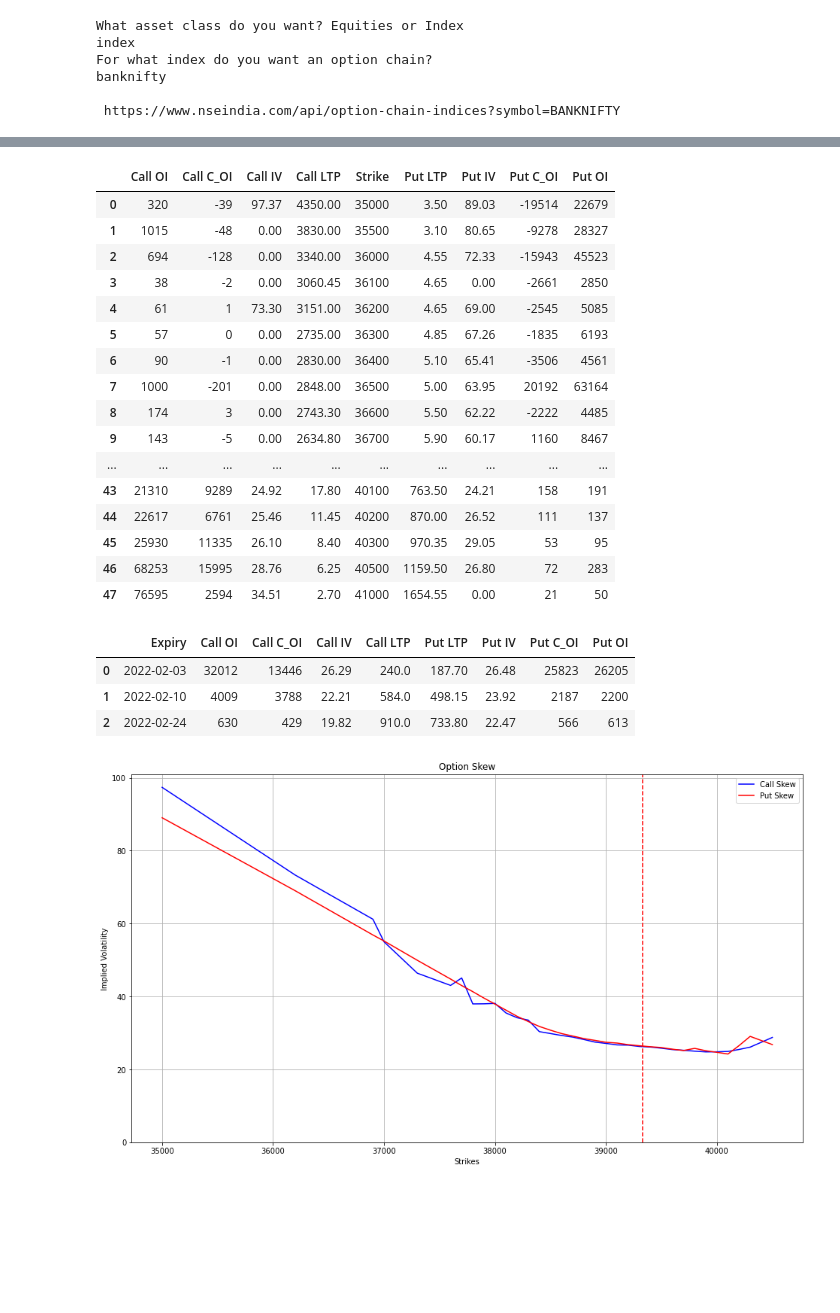
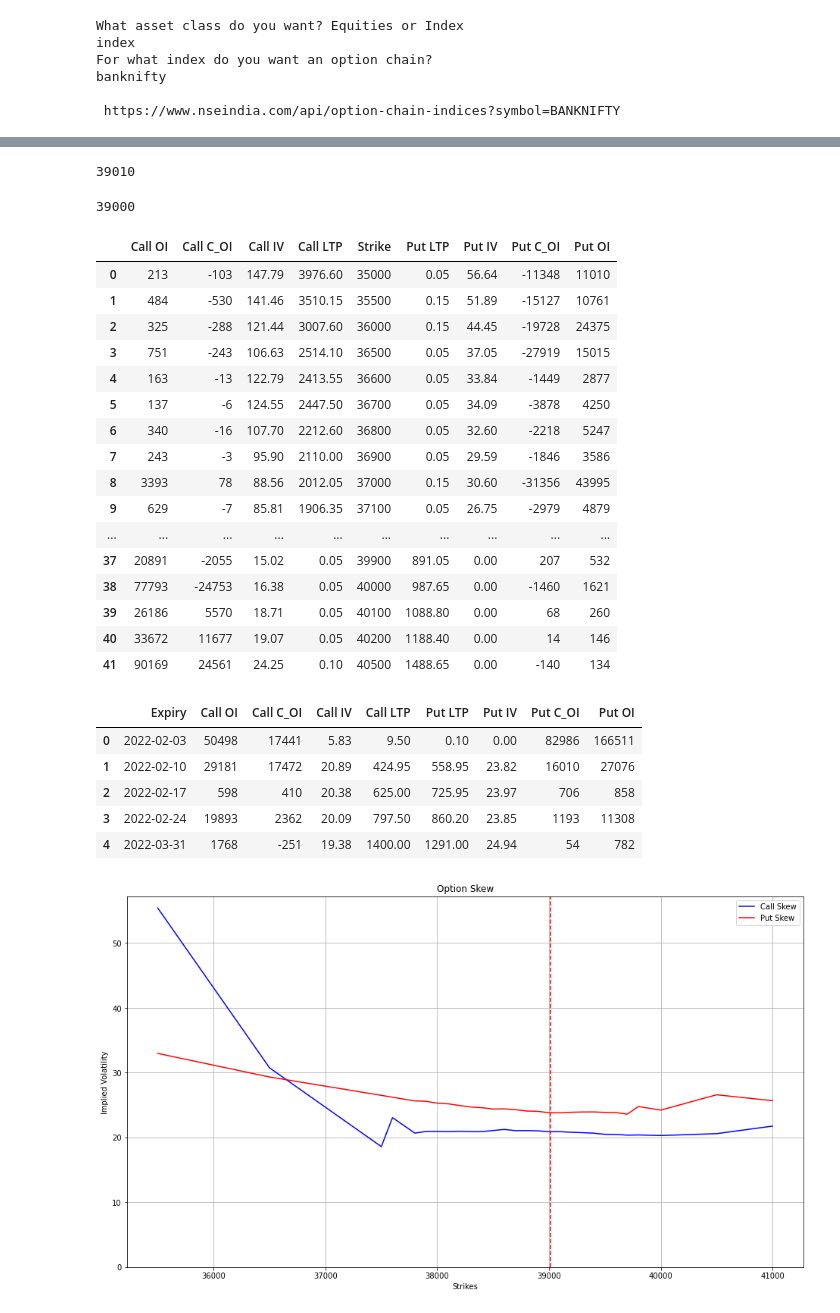
Before and after one commit to cheesecakeMafia/OptionChain, a Jupyter notebook: OptionChain.ipynb, the cells around one changed output, grey strips where cells are left out. Drawn from its saved outputs; the diff is of its cells as text; code cells hidden in the pictures; blank space fills up the shorter version.

```diff
--- a/OptionChain.ipynb
+++ b/OptionChain.ipynb
@@ -183,38 +183,48 @@ def strike_ATM():
     return min_strike
 # %%
 ATM = strike_ATM()
+# %%
+underlying_ltp
+# %% [output]
+39010
+# %%
+ATM
+# %% [output]
+39000
 # %%
-expiry_df = by_expiry(optionchain, cutoff = 30)
-strike_df = by_strike(optionchain, cutoff = 30)
+expiry_df = by_expiry(optionchain, cutoff = 100)
+strike_df = by_strike(optionchain, cutoff = 100)
 # %%
 # Check whether the expiry dictionary contains the data in the required format
 expiry_df[0]
 # %% [output]
 |  | Call OI | Call C_OI | Call IV | Call LTP | Strike | Put LTP | Put IV | Put C_OI | Put OI |
-| 0 | 320 | -39 | 97.37 | 4350.00 | 35000 | 3.50 | 89.03 | -19514 | 22679 |
-| 1 | 1015 | -48 | 0.00 | 3830.00 | 35500 | 3.10 | 80.65 | -9278 | 28327 |
-| 2 | 694 | -128 | 0.00 | 3340.00 | 36000 | 4.55 | 72.33 | -15943 | 45523 |
-| 3 | 38 | -2 | 0.00 | 3060.45 | 36100 | 4.65 | 0.00 | -2661 | 2850 |
-| 4 | 61 | 1 | 73.30 | 3151.00 | 36200 | 4.65 | 69.00 | -2545 | 5085 |
-| 5 | 57 | 0 | 0.00 | 2735.00 | 36300 | 4.85 | 67.26 | -1835 | 6193 |
-| 6 | 90 | -1 | 0.00 | 2830.00 | 36400 | 5.10 | 65.41 | -3506 | 4561 |
-| 7 | 1000 | -201 | 0.00 | 2848.00 | 36500 | 5.00 | 63.95 | 20192 | 63164 |
-| 8 | 174 | 3 | 0.00 | 2743.30 | 36600 | 5.50 | 62.22 | -2222 | 4485 |
-| 9 | 143 | -5 | 0.00 | 2634.80 | 36700 | 5.90 | 60.17 | 1160 | 8467 |
+| 0 | 213 | -103 | 147.79 | 3976.60 | 35000 | 0.05 | 56.64 | -11348 | 11010 |
+| 1 | 484 | -530 | 141.46 | 3510.15 | 35500 | 0.15 | 51.89 | -15127 | 10761 |
+| 2 | 325 | -288 | 121.44 | 3007.60 | 36000 | 0.15 | 44.45 | -19728 | 24375 |
+| 3 | 751 | -243 | 106.63 | 2514.10 | 36500 | 0.05 | 37.05 | -27919 | 15015 |
+| 4 | 163 | -13 | 122.79 | 2413.55 | 36600 | 0.05 | 33.84 | -1449 | 2877 |
+| 5 | 137 | -6 | 124.55 | 2447.50 | 36700 | 0.05 | 34.09 | -3878 | 4250 |
+| 6 | 340 | -16 | 107.70 | 2212.60 | 36800 | 0.05 | 32.60 | -2218 | 5247 |
+| 7 | 243 | -3 | 95.90 | 2110.00 | 36900 | 0.05 | 29.59 | -1846 | 3586 |
+| 8 | 3393 | 78 | 88.56 | 2012.05 | 37000 | 0.15 | 30.60 | -31356 | 43995 |
+| 9 | 629 | -7 | 85.81 | 1906.35 | 37100 | 0.05 | 26.75 | -2979 | 4879 |
 | ... | ... | ... | ... | ... | ... | ... | ... | ... | ... |
-| 43 | 21310 | 9289 | 24.92 | 17.80 | 40100 | 763.50 | 24.21 | 158 | 191 |
-| 44 | 22617 | 6761 | 25.46 | 11.45 | 40200 | 870.00 | 26.52 | 111 | 137 |
-| 45 | 25930 | 11335 | 26.10 | 8.40 | 40300 | 970.35 | 29.05 | 53 | 95 |
-| 46 | 68253 | 15995 | 28.76 | 6.25 | 40500 | 1159.50 | 26.80 | 72 | 283 |
-| 47 | 76595 | 2594 | 34.51 | 2.70 | 41000 | 1654.55 | 0.00 | 21 | 50 |
+| 37 | 20891 | -2055 | 15.02 | 0.05 | 39900 | 891.05 | 0.00 | 207 | 532 |
+| 38 | 77793 | -24753 | 16.38 | 0.05 | 40000 | 987.65 | 0.00 | -1460 | 1621 |
+| 39 | 26186 | 5570 | 18.71 | 0.05 | 40100 | 1088.80 | 0.00 | 68 | 260 |
+| 40 | 33672 | 11677 | 19.07 | 0.05 | 40200 | 1188.40 | 0.00 | 14 | 146 |
+| 41 | 90169 | 24561 | 24.25 | 0.10 | 40500 | 1488.65 | 0.00 | -140 | 134 |
 # %%
 # Check whether the strike dictionary actually contains data in the required form
 strike_df[ATM]
 # %% [output]
 |  | Expiry | Call OI | Call C_OI | Call IV | Call LTP | Put LTP | Put IV | Put C_OI | Put OI |
-| 0 | 2022-02-03 | 32012 | 13446 | 26.29 | 240.0 | 187.70 | 26.48 | 25823 | 26205 |
-| 1 | 2022-02-10 | 4009 | 3788 | 22.21 | 584.0 | 498.15 | 23.92 | 2187 | 2200 |
-| 2 | 2022-02-24 | 630 | 429 | 19.82 | 910.0 | 733.80 | 22.47 | 566 | 613 |
+| 0 | 2022-02-03 | 50498 | 17441 | 5.83 | 9.50 | 0.10 | 0.00 | 82986 | 166511 |
+| 1 | 2022-02-10 | 29181 | 17472 | 20.89 | 424.95 | 558.95 | 23.82 | 16010 | 27076 |
+| 2 | 2022-02-17 | 598 | 410 | 20.38 | 625.00 | 725.95 | 23.97 | 706 | 858 |
+| 3 | 2022-02-24 | 19893 | 2362 | 20.09 | 797.50 | 860.20 | 23.85 | 1193 | 11308 |
+| 4 | 2022-03-31 | 1768 | -251 | 19.38 | 1400.00 | 1291.00 | 24.94 | 54 | 782 |
 # %%
 # Define a function to plot the Skew of call and put options for a given expiry
 def plot_graph_expiry(options, expiry=0):
@@ -245,9 +255,9 @@ def plot_graph_strike(options, strike=17100):
     plt.ylabel("Implied Volatility")
     plt.show();
 # %%
-plot_graph_expiry(expiry_df, 0)
+plot_graph_expiry(expiry_df,expiry=1)
 # %% [output]
-[figure, old version]
+[figure, new version]
 # %%
 plot_graph_strike(strike_df, ATM)
 # %% [output]
```
Also changed, not shown: parts of 13 cells of this notebook.
